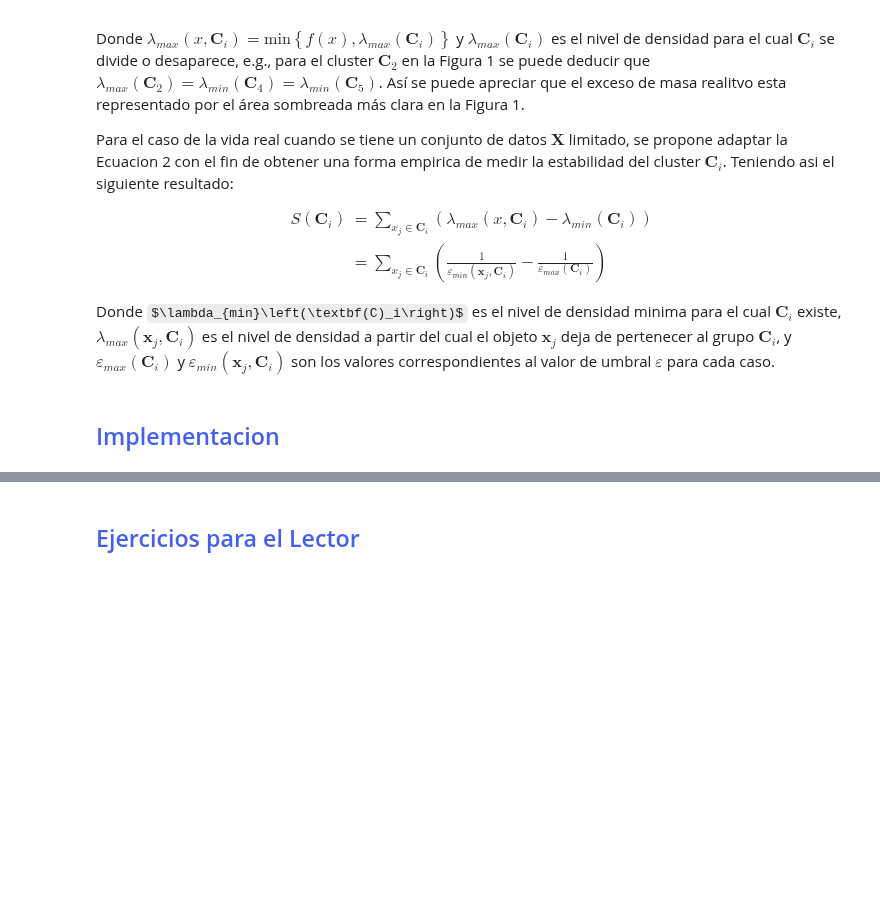
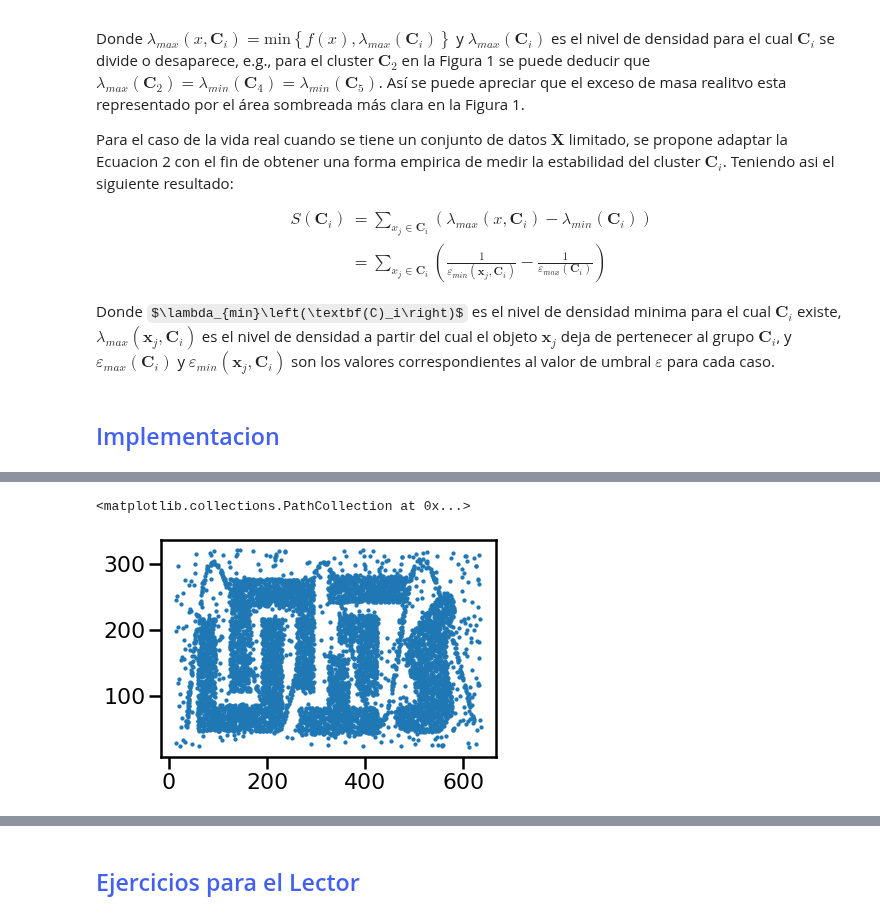
Before and after one commit to Datavaid/HDBSCAN, a Jupyter notebook: HDBSCAN.ipynb, the cells around one changed output, grey strips where cells are left out. Drawn from its saved outputs; the diff is of its cells as text; code cells hidden in the pictures; some formulas as TeX source; blank space fills up the shorter version.

```diff
--- a/HDBSCAN.ipynb
+++ b/HDBSCAN.ipynb
@@ -89,0 +100,21 @@ Donde $\lambda_{min}\left(\textbf(C)_i\right)$ es el nivel de densidad minima pa
+# %%
+# Importamos las librerías necesarias
+import numpy as np  # para operaciones de arreglos
+import pandas as pd
+import matplotlib.pyplot as plt # para gráficos
+import seaborn as sns # gráficos estadísticos
+import sklearn.cluster as cluster  # clusters para comparaciones
+import hdbscan # para el cluster hdbscan
+import time  # para comparación de tiempos
+from sklearn.datasets import make_moons  # simular datos
+from sklearn.datasets import make_blobs
+from numpy import array
+from numpy import argmax
+from keras.utils import to_categorical
+from sklearn.preprocessing import LabelEncoder
+from sklearn.preprocessing import OneHotEncoder
+from sklearn.mixture import GaussianMixture # mezclas gaussianas
+%matplotlib inline
+sns.set_context('poster')
+sns.set_color_codes()
+plot_kwds = {'alpha' : 0.75, 's' : 80, 'linewidths':0}
@@ -89,0 +127,4 @@ Donde $\lambda_{min}\left(\textbf(C)_i\right)$ es el nivel de densidad minima pa
+# %%
+data = pd.read_csv("/content/gdrive/MyDrive/Minería de datos/Proyecto/ds3.csv")
+data = data.iloc[:,1:].values # Se elimina la primera columna que contiene un identificador
+data
@@ -89,0 +139,7 @@ Donde $\lambda_{min}\left(\textbf(C)_i\right)$ es el nivel de densidad minima pa
+# %%
+# Graficamos los datos
+fig, ax = plt.subplots()
+ax.scatter(data[:,0],data[:,1], s = 5)
+# %% [output]
+<matplotlib.collections.PathCollection at 0x...>
+[figure, added]
```
Also changed, not shown: parts of 38 cells of this notebook.
